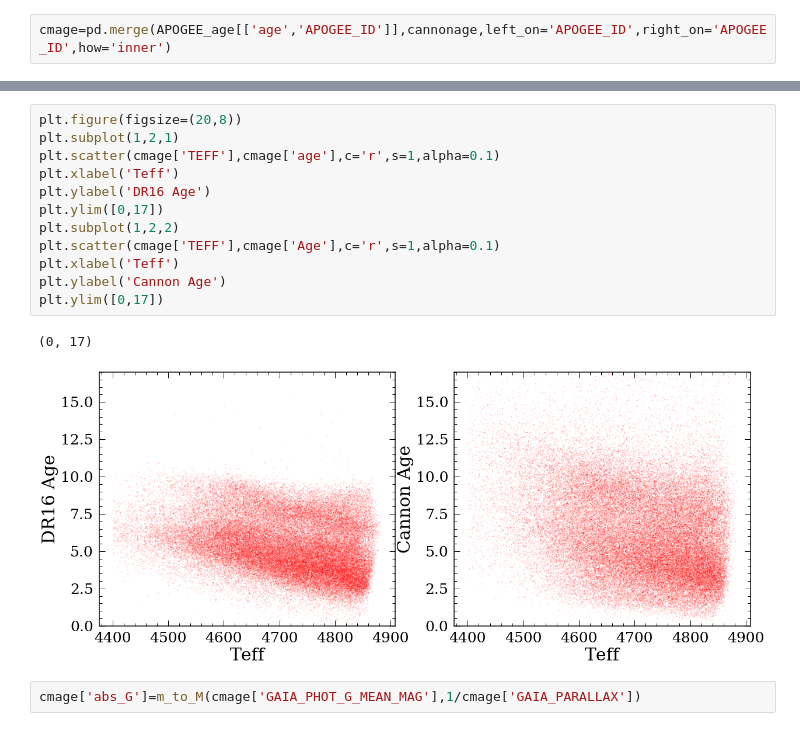
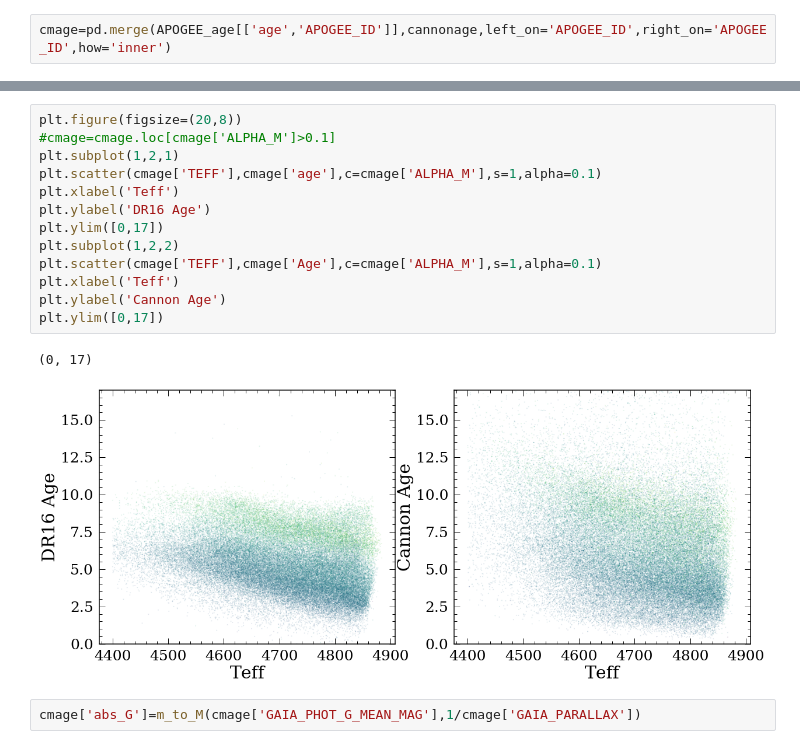
Before and after one commit to lyx12311/HighAlpha, a Jupyter notebook: CompAges.ipynb, the cells around one changed output, grey strips where cells are left out. Drawn from its saved outputs; the diff is of its cells as text.

```diff
--- a/CompAges.ipynb
+++ b/CompAges.ipynb
@@ -61,18 +61,19 @@ plt.ylim([0,15])
 # %%
 plt.figure(figsize=(20,8))
+#cmage=cmage.loc[cmage['ALPHA_M']>0.1]
 plt.subplot(1,2,1)
-plt.scatter(cmage['TEFF'],cmage['age'],c='r',s=1,alpha=0.1)
+plt.scatter(cmage['TEFF'],cmage['age'],c=cmage['ALPHA_M'],s=1,alpha=0.1)
 plt.xlabel('Teff')
 plt.ylabel('DR16 Age')
 plt.ylim([0,17])
 plt.subplot(1,2,2)
-plt.scatter(cmage['TEFF'],cmage['Age'],c='r',s=1,alpha=0.1)
+plt.scatter(cmage['TEFF'],cmage['Age'],c=cmage['ALPHA_M'],s=1,alpha=0.1)
 plt.xlabel('Teff')
 plt.ylabel('Cannon Age')
 plt.ylim([0,17])
 # %% [output]
 (0, 17)
-[figure, old version]
+[figure, new version]
 # %%
 cmage['abs_G']=m_to_M(cmage['GAIA_PHOT_G_MEAN_MAG'],1/cmage['GAIA_PARALLAX'])
 # %%
```
Also changed, not shown: parts of 15 cells of this notebook, 1 other file.
